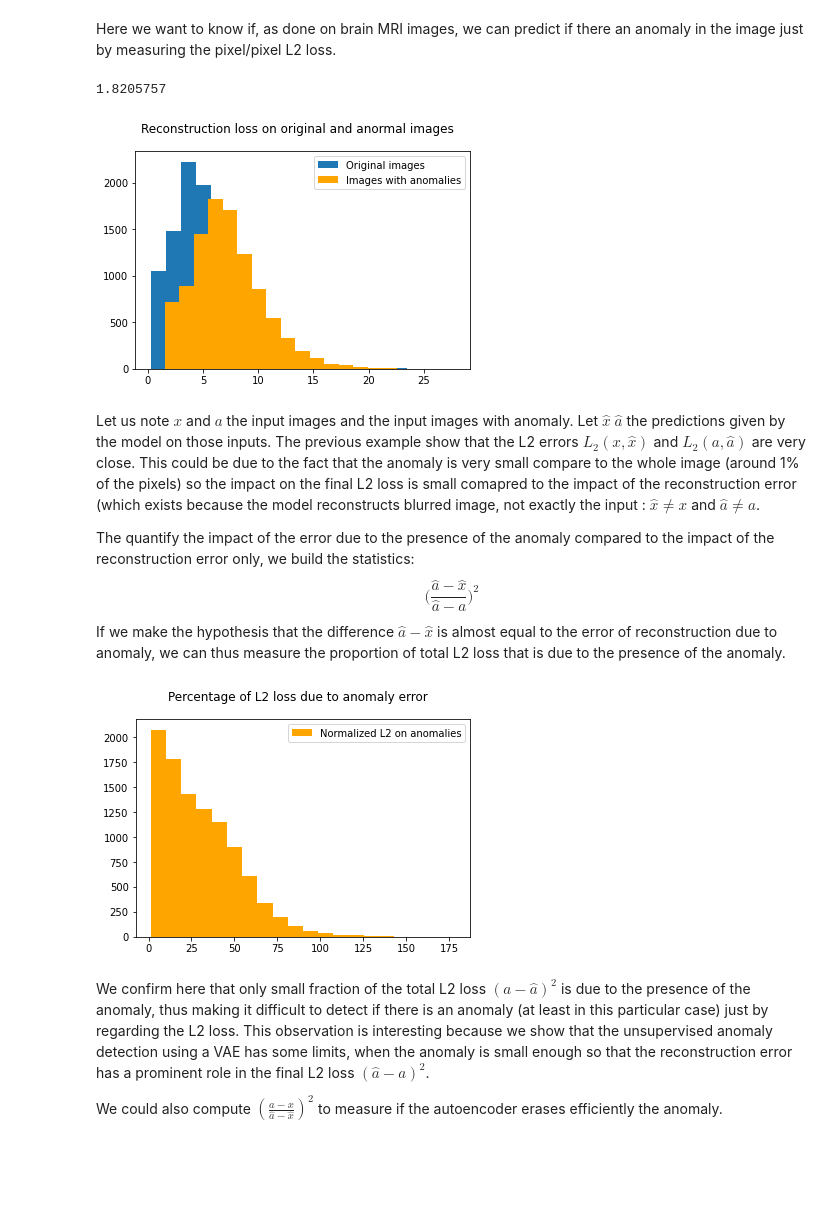
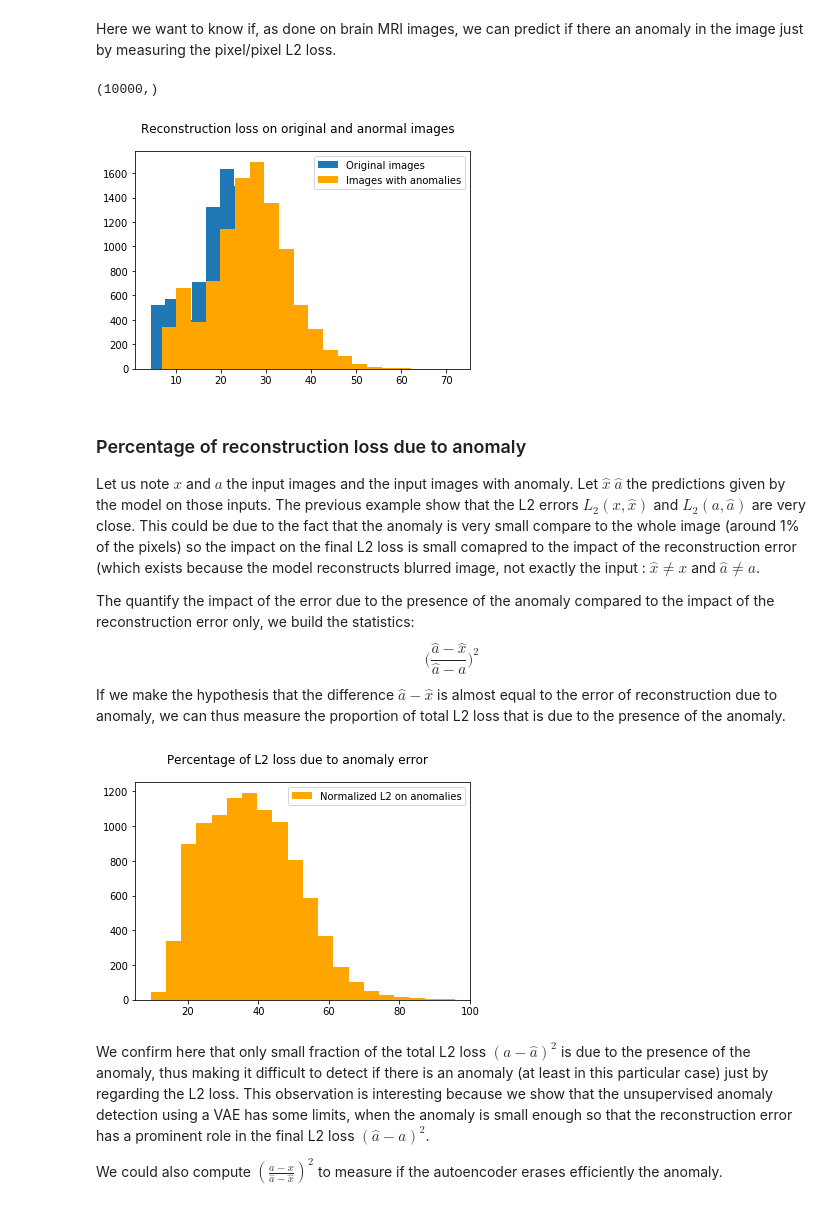
Before and after one commit to hugovaysset/MNIST_UAD, a Jupyter notebook: first_studies/VAE_MNIST_UAD.ipynb, the cells around one changed output. Saved outputs shown, nothing was run; the diff lists cells and outputs as text; code cells hidden in the pictures; blank space fills up the shorter version.

Commit message:
added mor complex anomalies

```diff
--- a/first_studies/VAE_MNIST_UAD.ipynb
+++ b/first_studies/VAE_MNIST_UAD.ipynb
@@ -298,7 +298,7 @@ Instructions for updating:
 If using Keras pass *_constraint arguments to layers.
 INFO:tensorflow:Assets written to: UNet_model.pb\assets
 # %%
-# vae = tf.keras.models.load_model("UNet_model.pb")
+vae = tf.keras.models.load_model("UNet_model.pb")
 # %% [markdown]
 ### Image generation
 # %% [markdown]
@@ -325,11 +328,13 @@ plot_anomalies(x_test, predictions, anomalies, anomalies_pred, show_idx=10, thre
 # %% [markdown]
 Here we want to know if, as done on brain MRI images, we can predict if there an anomaly in the image just by measuring the pixel/pixel L2 loss.
 # %%
-# if x_test had dim=(?, 28, 28)
-reconst_loss_norm = np.array([np.sum((xi_test - predictions_i) ** 2) for xi_test, predictions_i in zip(x_test, predictions)])
-reconst_loss_anom = np.array([np.sum((xi_test - predictions_i) ** 2) for xi_test, predictions_i in zip(anomalies, anomalies_pred)])
+if x_test.shape == (x_test.shape[0], 28, 28, 1):
+    x_test = np.squeeze(x_test, axis=-1)
 
-print(reconst_loss_norm[0])
+reconst_loss_norm = np.sum(np.sum(np.abs(x_test - predictions), axis=1), axis=1)
+reconst_loss_anom = np.sum(np.sum(np.abs(anomalies - anomalies_pred), axis=1), axis=1)
+
+print(reconst_loss_norm.shape)
 
 fig, ax = plt.subplots(1, 1)
 ax.hist(reconst_loss_norm, bins=20, label="Original images")
@@ -339,36 +344,38 @@ fig.suptitle("Reconstruction loss on original and anormal images")
 
 plt.show()
 # %% [output]
-1.8205757
+(10000,)
-[figure, old version]
+[figure, new version]
 # %% [markdown]
+### Percentage of reconstruction loss due to anomaly
+
 Let us note $x$ and $a$ the input images and the input images with anomaly. Let $\hat{x}$ $\hat{a}$ the predictions given by the model on those inputs. The previous example show that the L2 errors $L_2(x, \hat{x})$ and $L_2(a, \hat a)$ are very close. This could be due to the fact that the anomaly is very small compare to the whole image (around 1% of the pixels) so the impact on the final L2 loss is small comapred to the impact of the reconstruction error (which exists because the model reconstructs blurred image, not exactly the input : $\hat x \neq x$ and $\hat a \neq a$.
 
 The quantify the impact of the error due to the presence of the anomaly compared to the impact of the reconstruction error only, we build the statistics: $$\big (\frac{\hat a - \hat x}{\hat a - a} \big)^2$$
 If we make the hypothesis that the difference $\hat a - \hat x$ is almost equal to the error of reconstruction due to anomaly, we can thus measure the proportion of total L2 loss that is due to the presence of the anomaly.
 # %%
 # if x_test had dim=(?, 28, 28)
-normalisation = np.array([np.sum((anorm_i - predictions_anorm_i) ** 2) for anorm_i, predictions_anorm_i in zip(anomalies, anomalies_pred)])  # difference between predictions due to anomaly
+normalisation = np.array([np.sum(np.abs(anorm_i - predictions_anorm_i)) for anorm_i, predictions_anorm_i in zip(anomalies, anomalies_pred)])  # difference between predictions due to anomaly
 
 loss = []
 for i, img in enumerate(anomalies_pred):
-    err = np.sum([(pix_an_pred - pix_pred) **2 for pix_an_pred, pix_pred in zip(img, predictions[i])])
+    err = np.sum([np.abs(pix_an_pred - pix_pred) for pix_an_pred, pix_pred in zip(img, predictions[i])])
 
     if normalisation[i] != 0:
         loss.append(err / normalisation[i] * 100)
     else:
         print("gros souci pas d'erreur due a l'anomalie")
 
 normalized_loss = np.array(loss)
 
 fig, ax = plt.subplots(1, 1)
 ax.hist(normalized_loss, bins=20,label="Normalized L2 on anomalies", color="orange")
 ax.legend()
 fig.suptitle("Percentage of L2 loss due to anomaly error")
 
 plt.show()
 # %% [output]
-[figure, old version]
+[figure, new version]
 # %% [markdown]
 We confirm here that only small fraction of the total L2 loss $(a - \hat a)^2$ is due to the presence of the anomaly, thus making it difficult to detect if there is an anomaly (at least in this particular case) just by regarding the L2 loss. This observation is interesting because we show that the unsupervised anomaly detection using a VAE has some limits, when the anomaly is small enough so that the reconstruction error has a prominent role in the final L2 loss $(\hat a - a)^2$.
 
```
Also changed, not shown: parts of 2 cells of this notebook, 6 other files.
